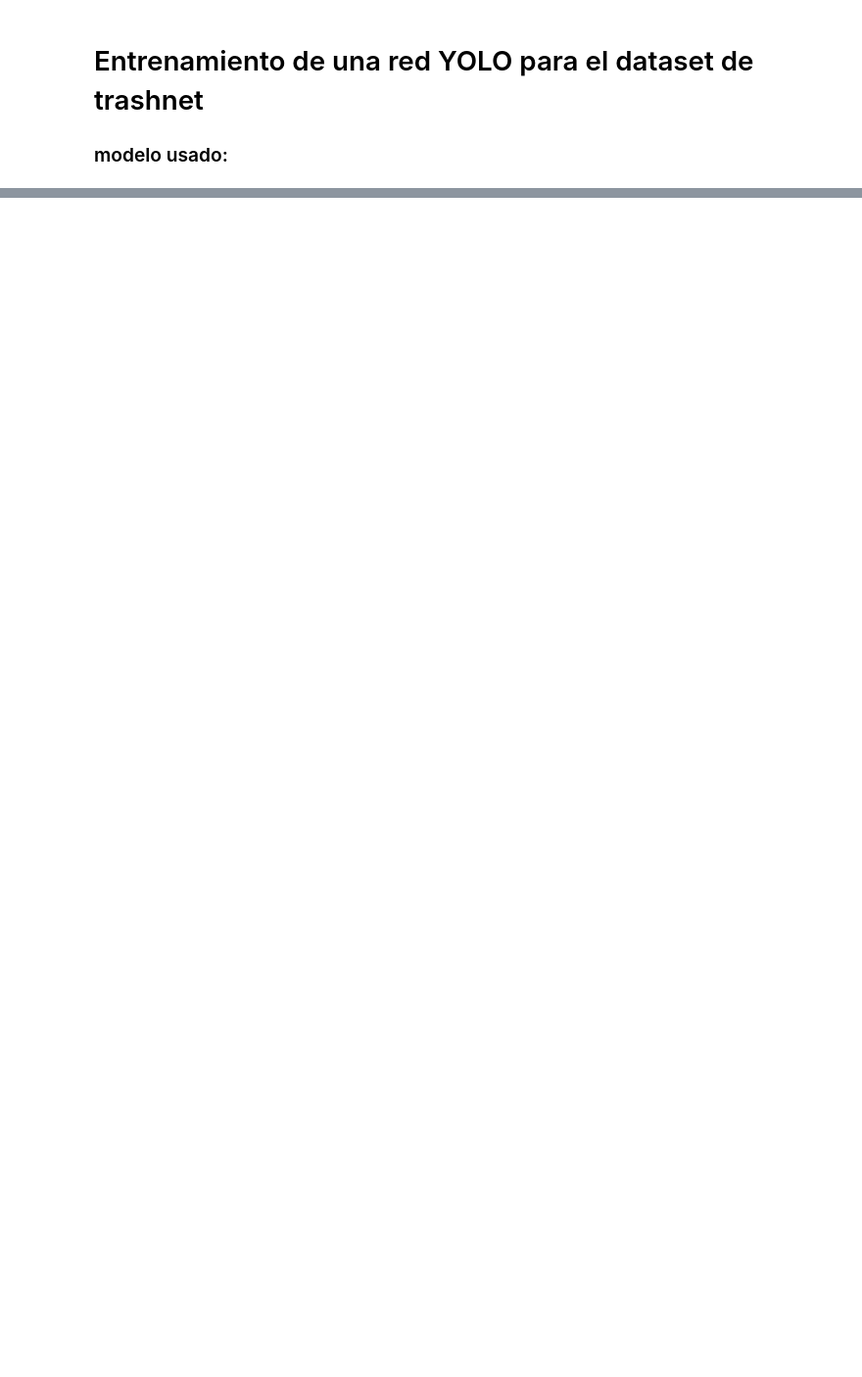
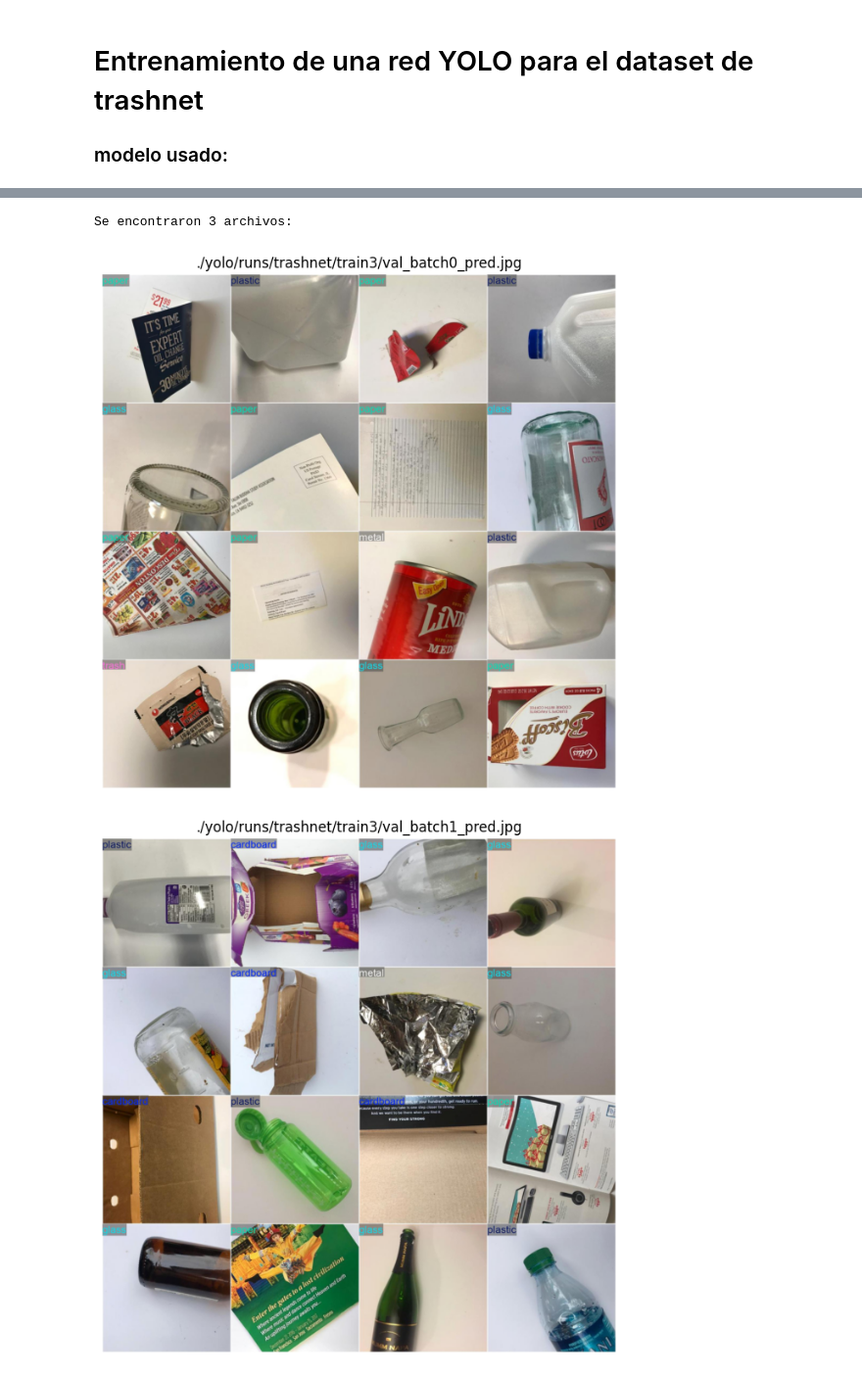
Before and after one commit to emiliano-ipa/CEIA-vpc2, a Jupyter notebook: 03_vpc2-yolo.ipynb, the cells around one changed output, grey strips where cells are left out. Shown at 98% size. Cells and saved outputs as stored; diff of their text form; code cells hidden in the pictures; blank space fills up the shorter version.

Commit message:
notebook 03 - Yolo classification

```diff
--- a/03_vpc2-yolo.ipynb
+++ b/03_vpc2-yolo.ipynb
@@ -70,0 +324,28 @@ torch.cuda.device_count(): 1
+# %%
+%matplotlib inline
+
+import glob
+import matplotlib.pyplot as plt
+import cv2
+
+# Ruta donde están las imágenes
+path = "./yolo/runs/trashnet/train3/val_batch*_pred.jpg"
+
+# Buscar todos los archivos que matchean el patrón
+files = sorted(glob.glob(path))
+
+print(f"Se encontraron {len(files)} archivos:")
+
+# Mostrar cada imagen
+for f in files:
+    img = cv2.imread(f)
+    img = cv2.cvtColor(img, cv2.COLOR_BGR2RGB)
+    plt.figure(figsize=(10, 8))
+    plt.imshow(img)
+    plt.title(f)
+    plt.axis("off")
+    plt.show()
+# %% [output]
+Se encontraron 3 archivos:
+[figure, added]
+[figure, added]
```
Also changed, not shown: parts of 11 cells of this notebook, 44 other files.
